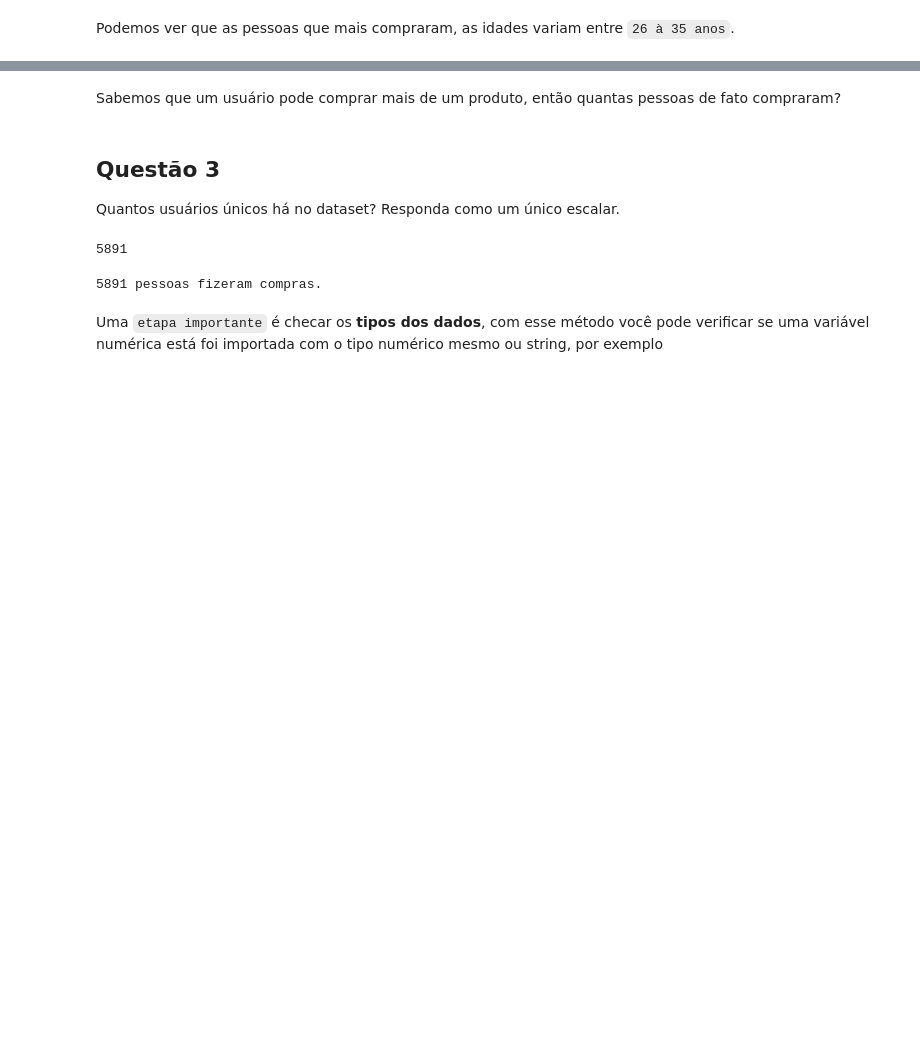
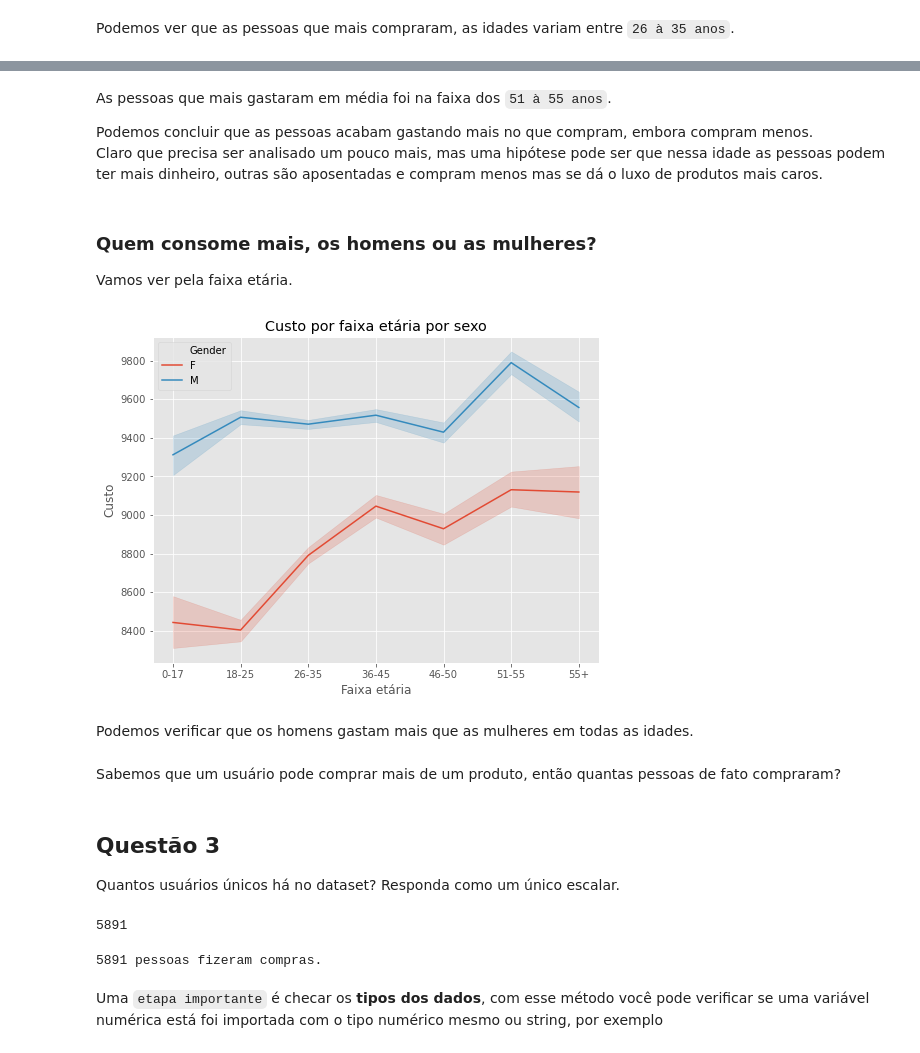
Before and after one commit to Carlos-Bonfim/AceleraDev_Data_Science, a Jupyter notebook: main.ipynb, the cells around one changed output, grey strips where cells are left out. Drawn from its saved outputs; the diff is of its cells as text; code cells hidden in the pictures; blank space fills up the shorter version.

```diff
--- a/main.ipynb
+++ b/main.ipynb
@@ -202,3 +232,32 @@ Podemos ver que as pessoas que mais compraram, as idades variam entre `26 à 35
+# %% [markdown]
+As pessoas que mais gastaram em média foi na faixa dos `51 à 55 anos`.
+
+Podemos concluir que as pessoas acabam gastando mais no que compram, embora compram menos.<br>
+Claro que precisa ser analisado um pouco mais, mas uma hipótese pode ser que nessa idade as pessoas podem ter mais dinheiro, outras são aposentadas e compram menos mas se dá o luxo de produtos mais caros.
+# %% [markdown]
+### Quem consome mais, os homens ou as mulheres?
+
+Vamos ver pela faixa etária.
+# %%
+## plotando a quantidade por gênero
+# configurando tamanho da área do gráfico
+plt.figure(figsize=(8,6))
+
+# criando o plot
+sns.lineplot(x='Age', y='Purchase', hue='Gender', data=df);
+
+# inserindo o título
+plt.title("Custo por faixa etária por sexo")
+
+# alterando eixo x
+plt.xlabel('Faixa etária')
+
+# alterando eixo y
+plt.ylabel('Custo');
+# %% [output]
+[figure, added]
+# %% [markdown]
+Podemos verificar que os homens gastam mais que as mulheres em todas as idades.
 # %% [markdown]
 Sabemos que um usuário pode comprar mais de um produto, então quantas pessoas de fato compraram?
 # %% [markdown]
```
Also changed, not shown: parts of 10 cells of this notebook.
